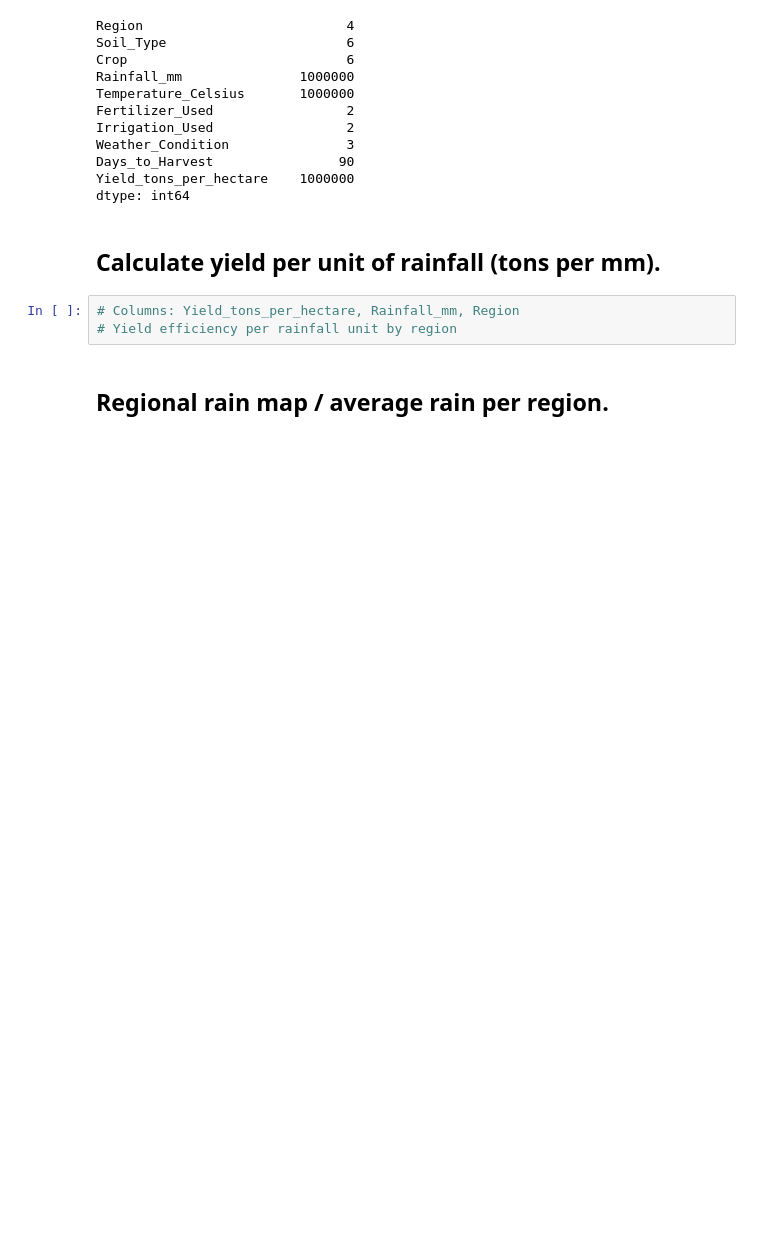
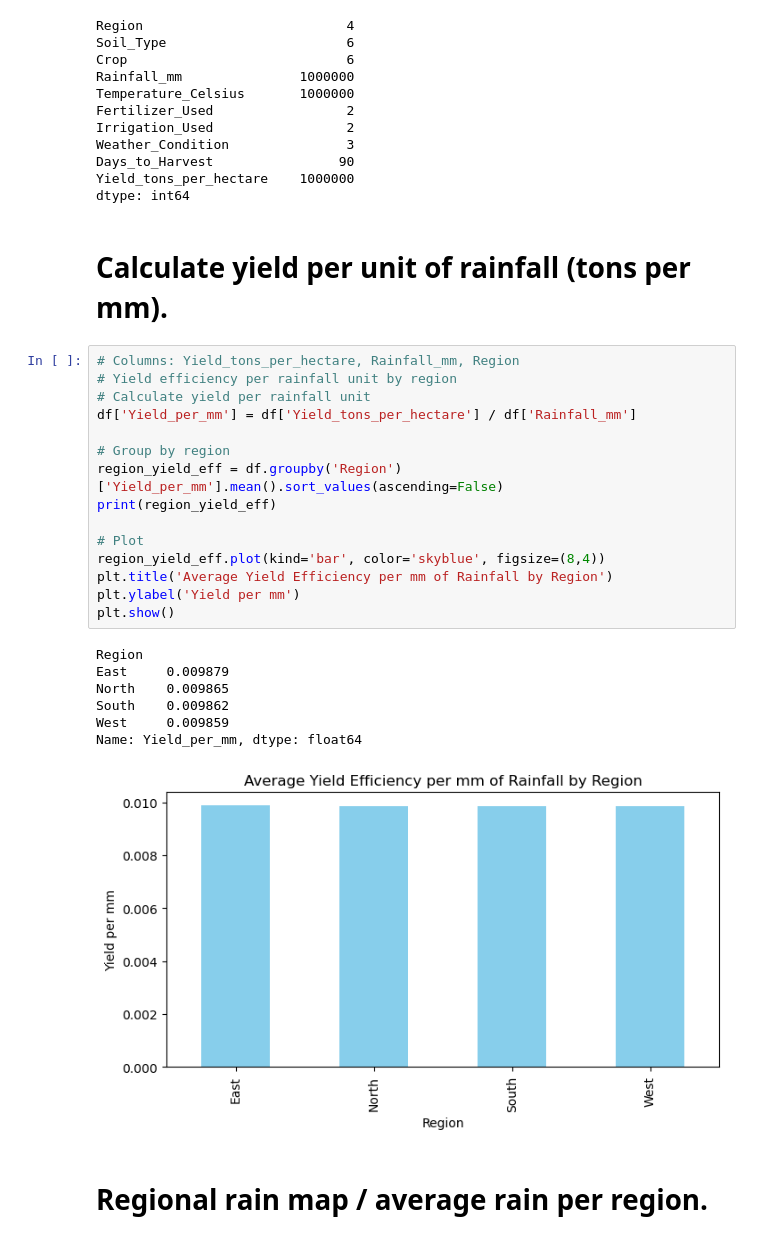
Before and after one commit to SI201-UMich/fall25-project1-Isaiahchonchoramirez, a Jupyter notebook: Project_01.ipynb, the cells around one changed output. Saved outputs shown, nothing was run; the diff lists cells and outputs as text; blank space fills up the shorter version.

Commit message:
Started all charts.

```diff
--- a/Project_01.ipynb
+++ b/Project_01.ipynb
@@ -57,12 +57,32 @@ Days_to_Harvest                90
 Yield_tons_per_hectare    1000000
 dtype: int64
 # %% [markdown]
-## Calculate yield per unit of rainfall (tons per mm).
+# Calculate yield per unit of rainfall (tons per mm).
 # %%
 # Columns: Yield_tons_per_hectare, Rainfall_mm, Region
 # Yield efficiency per rainfall unit by region
+# Calculate yield per rainfall unit
+df['Yield_per_mm'] = df['Yield_tons_per_hectare'] / df['Rainfall_mm']
+
+# Group by region
+region_yield_eff = df.groupby('Region')['Yield_per_mm'].mean().sort_values(ascending=False)
+print(region_yield_eff)
+
+# Plot
+region_yield_eff.plot(kind='bar', color='skyblue', figsize=(8,4))
+plt.title('Average Yield Efficiency per mm of Rainfall by Region')
+plt.ylabel('Yield per mm')
+plt.show()
+# %% [output]
+Region
+East     0.009879
+North    0.009865
+South    0.009862
+West     0.009859
+Name: Yield_per_mm, dtype: float64
+[figure, added]
 # %% [markdown]
-## Regional rain map / average rain per region.
+# Regional rain map / average rain per region.
 # %%
 # Columns: Rainfall_mm, Region, Weather_Condition
 # Which region gets the highest yield per mm of rainfall?
```
Also changed, not shown: parts of 11 cells of this notebook.
